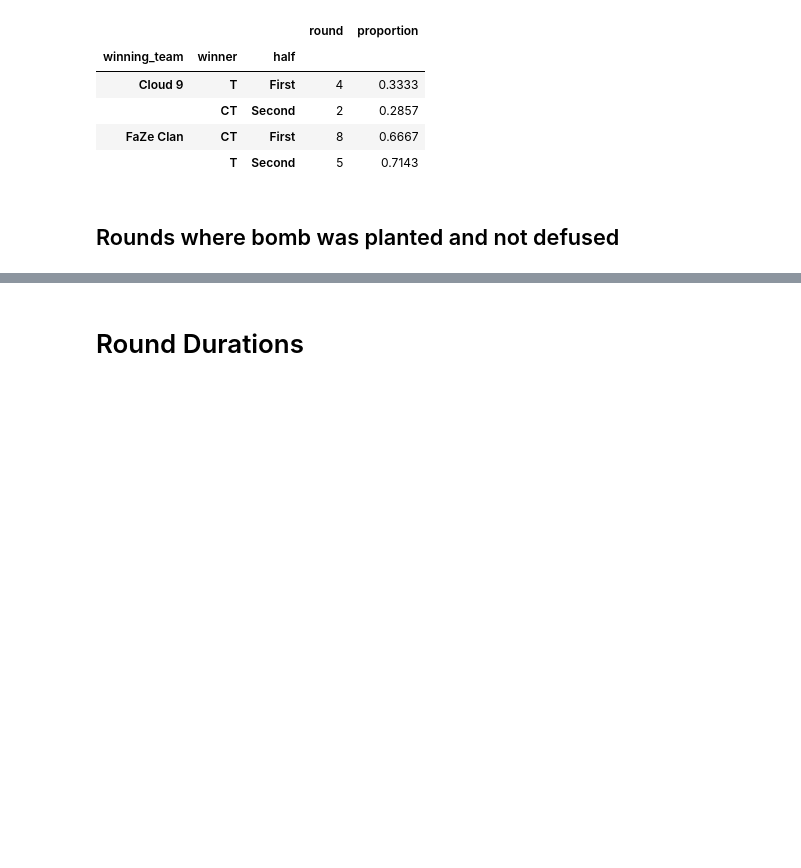
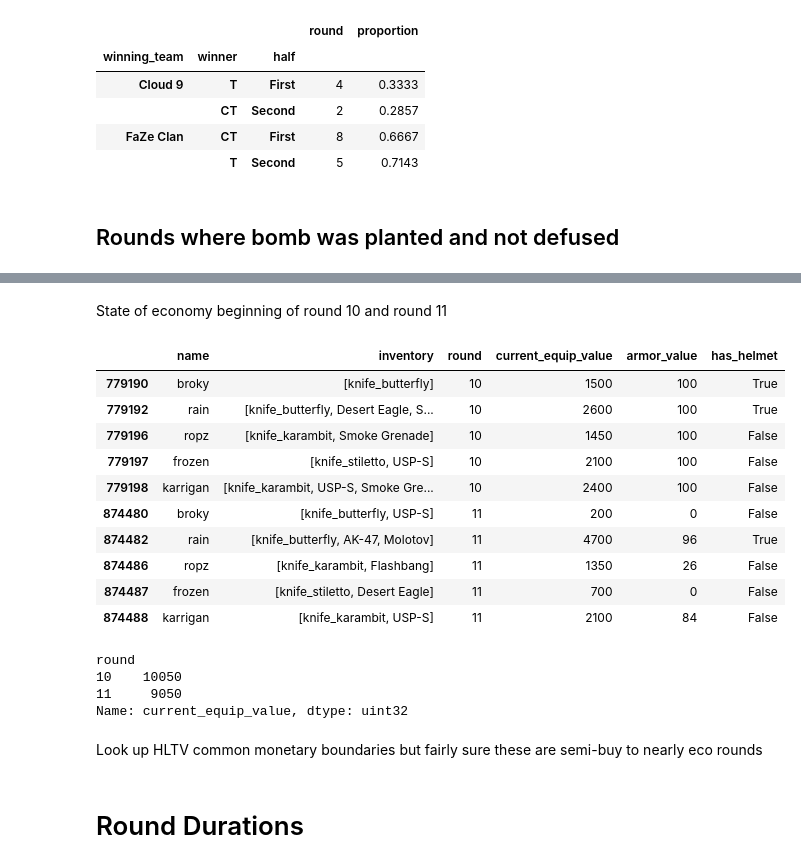
Before and after one commit to dickinsonmatt/counter-strike, a Jupyter notebook: analysis.ipynb, the cells around one changed output, grey strips where cells are left out. Drawn from its saved outputs; the diff is of its cells as text; code cells hidden in the pictures; blank space fills up the shorter version.

```diff
--- a/analysis.ipynb
+++ b/analysis.ipynb
@@ -212,3 +256,31 @@ if not os.path.isfile("de_mirage.gif"):
+# %% [markdown]
+State of economy beginning of round 10 and round 11
+# %%
+# grab first tick of rounds 10 and 11 to see how much money the CTs have
+ct_economy_rounds_10_11 = dem.ticks[(dem.ticks['round'].isin([10, 11])) & (dem.ticks['team_name'] == "CT")].drop_duplicates(subset = ['name', 'round'], keep = 'first')[['name', 'inventory', 'round', 'current_equip_value', 'armor_value', 'has_helmet']]
+
+ct_economy_rounds_10_11
+# %% [output]
+|  | name | inventory | round | current_equip_value | armor_value | has_helmet |
+| 779190 | broky | [knife_butterfly] | 10 | 1500 | 100 | True |
+| 779192 | rain | [knife_butterfly, Desert Eagle, S... | 10 | 2600 | 100 | True |
+| 779196 | ropz | [knife_karambit, Smoke Grenade] | 10 | 1450 | 100 | False |
+| 779197 | frozen | [knife_stiletto, USP-S] | 10 | 2100 | 100 | False |
+| 779198 | karrigan | [knife_karambit, USP-S, Smoke Gre... | 10 | 2400 | 100 | False |
+| 874480 | broky | [knife_butterfly, USP-S] | 11 | 200 | 0 | False |
+| 874482 | rain | [knife_butterfly, AK-47, Molotov] | 11 | 4700 | 96 | True |
+| 874486 | ropz | [knife_karambit, Flashbang] | 11 | 1350 | 26 | False |
+| 874487 | frozen | [knife_stiletto, Desert Eagle] | 11 | 700 | 0 | False |
+| 874488 | karrigan | [knife_karambit, USP-S] | 11 | 2100 | 84 | False |
+# %%
+ct_economy_rounds_10_11.groupby('round')['current_equip_value'].sum()
+# %% [output]
+round
+10    10050
+11     9050
+Name: current_equip_value, dtype: uint32
+# %% [markdown]
+Look up HLTV common monetary boundaries but fairly sure these are semi-buy to nearly eco rounds
 # %% [markdown]
 # Round Durations
 # %% [markdown]
```
Also changed, not shown: parts of 19 cells of this notebook.
